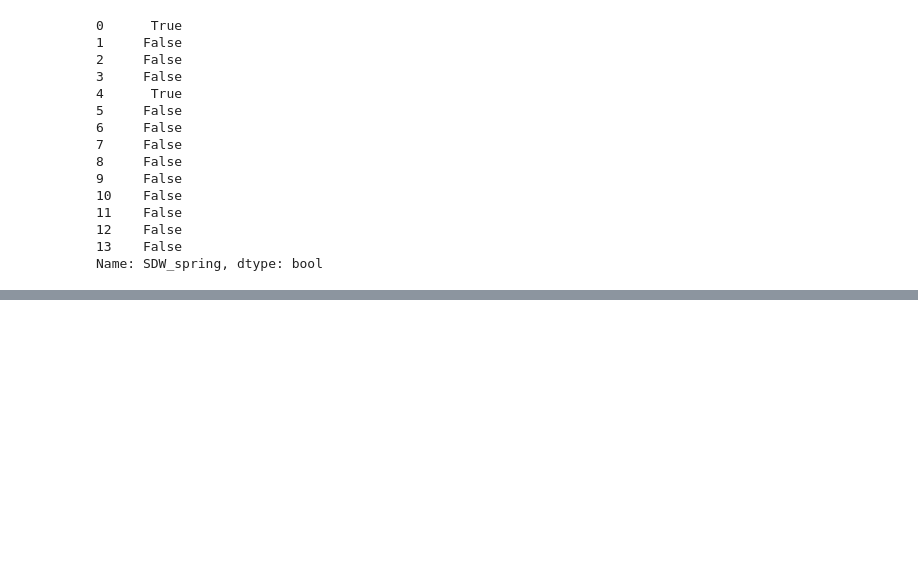
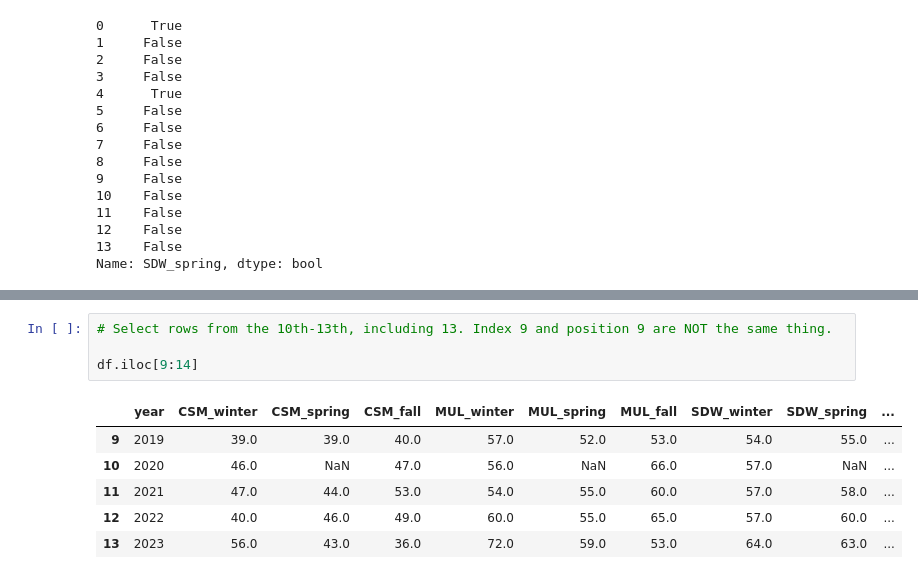
Before and after one commit to evajnewby/eds220-2024-in-class, a Jupyter notebook: week2-dataframe-subsetting.ipynb, the cells around one changed output, grey strips where cells are left out. Drawn from its saved outputs; the diff is of its cells as text; blank space fills up the shorter version.

```diff
--- a/week2-dataframe-subsetting.ipynb
+++ b/week2-dataframe-subsetting.ipynb
@@ -270,0 +378,11 @@ Name: SDW_spring, dtype: bool
+# %%
+# Select rows from the 10th-13th, including 13. Index 9 and position 9 are NOT the same thing.
+
+df.iloc[9:14]
+# %% [output]
+|  | year | CSM_winter | CSM_spring | CSM_fall | MUL_winter | MUL_spring | MUL_fall | SDW_winter | SDW_spring | ... |
+| 9 | 2019 | 39.0 | 39.0 | 40.0 | 57.0 | 52.0 | 53.0 | 54.0 | 55.0 | ... |
+| 10 | 2020 | 46.0 | NaN | 47.0 | 56.0 | NaN | 66.0 | 57.0 | NaN | ... |
+| 11 | 2021 | 47.0 | 44.0 | 53.0 | 54.0 | 55.0 | 60.0 | 57.0 | 58.0 | ... |
+| 12 | 2022 | 40.0 | 46.0 | 49.0 | 60.0 | 55.0 | 65.0 | 57.0 | 60.0 | ... |
+| 13 | 2023 | 56.0 | 43.0 | 36.0 | 72.0 | 59.0 | 53.0 | 64.0 | 63.0 | ... |
```
Also changed, not shown: parts of 18 cells of this notebook, 1 other file.
